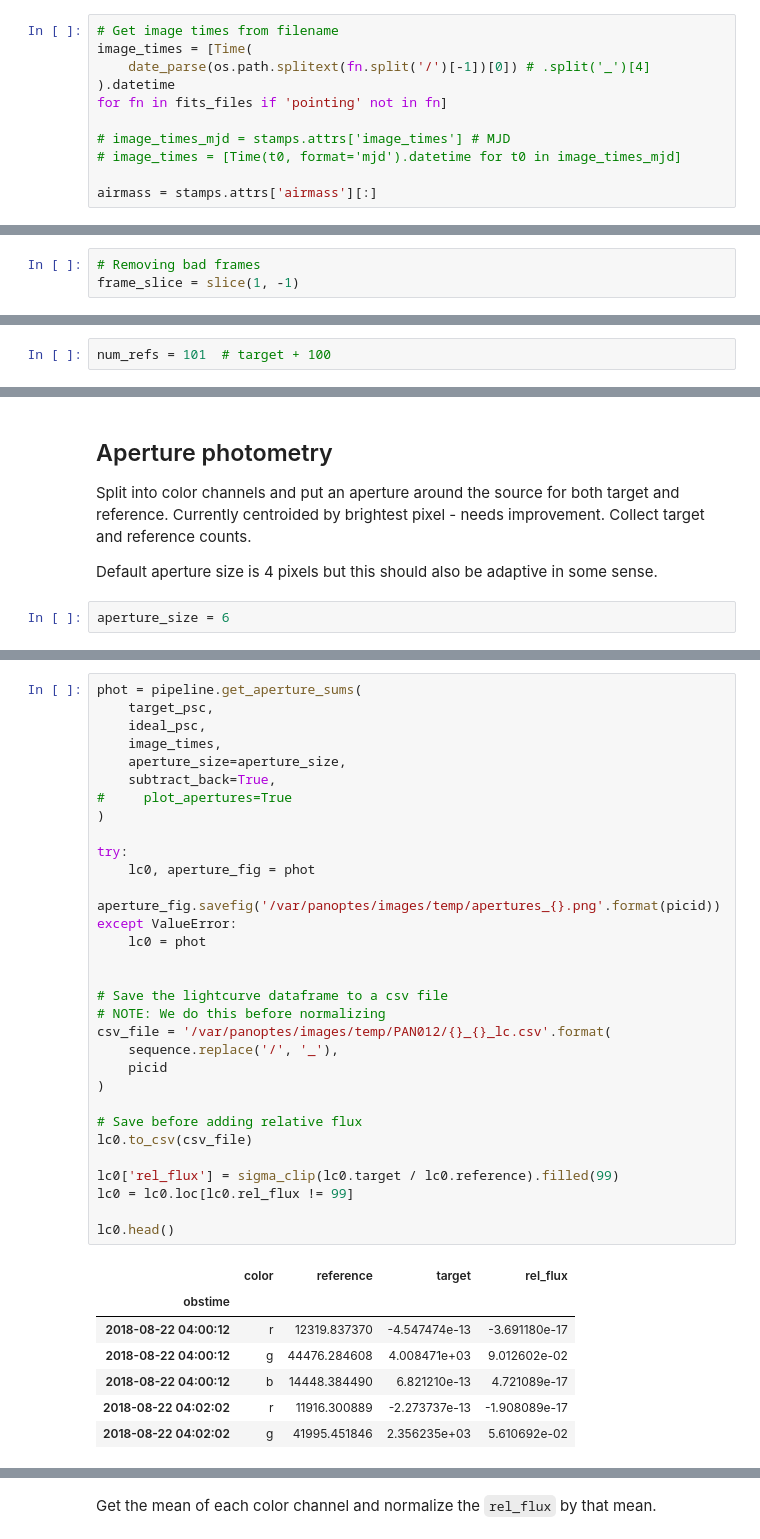
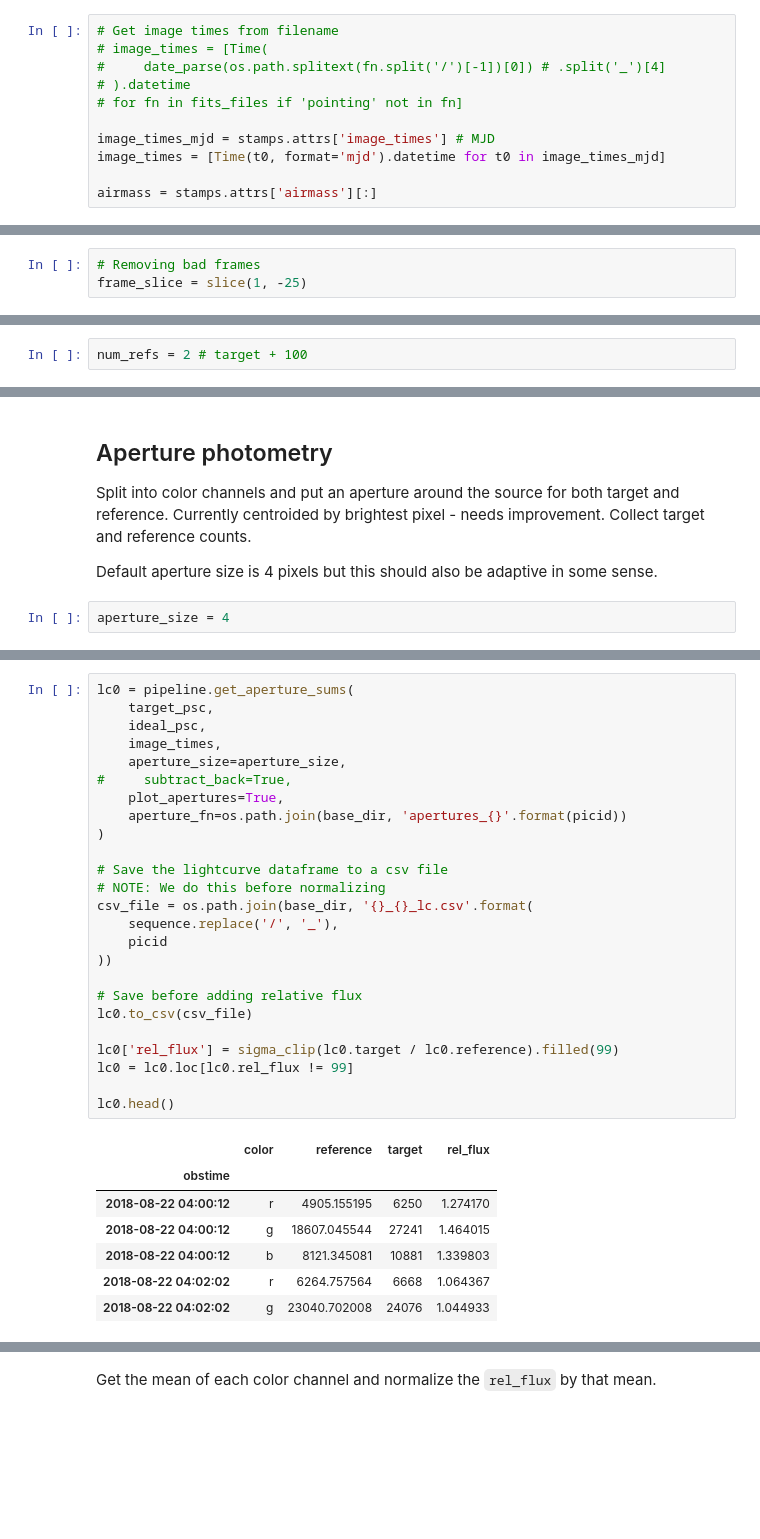
Before and after one commit to panoptes/panoptes-pipeline, a Jupyter notebook: examples/notebooks/ProcessTargetExample.ipynb, the cells around one changed output, grey strips where cells are left out. Drawn from its saved outputs; the diff is of its cells as text; blank space fills up the shorter version.

```diff
--- a/examples/notebooks/ProcessTargetExample.ipynb
+++ b/examples/notebooks/ProcessTargetExample.ipynb
@@ -214,13 +289,13 @@ Get the image times and airmass information. There is currently a [bug](https://
 The `airmass` also comes from an attribute.
 # %%
 # Get image times from filename
-image_times = [Time(
-    date_parse(os.path.splitext(fn.split('/')[-1])[0]) # .split('_')[4]
-).datetime
-for fn in fits_files if 'pointing' not in fn]
+# image_times = [Time(
+#     date_parse(os.path.splitext(fn.split('/')[-1])[0]) # .split('_')[4]
+# ).datetime
+# for fn in fits_files if 'pointing' not in fn]
 
-# image_times_mjd = stamps.attrs['image_times'] # MJD
-# image_times = [Time(t0, format='mjd').datetime for t0 in image_times_mjd]
+image_times_mjd = stamps.attrs['image_times'] # MJD
+image_times = [Time(t0, format='mjd').datetime for t0 in image_times_mjd]
 
 airmass = stamps.attrs['airmass'][:]
 # %% [output]
@@ -333,4 +420,4 @@ The target PSC and all source PSC are normalized on a frame-by-frame basis in or
 # %%
 # Removing bad frames
-frame_slice = slice(1, -1)
+frame_slice = slice(1, -25)
 # %% [output]
@@ -346,5 +439,5 @@ We build a stamp collection of PSCs consisting of the target PSC and its `num_re
 
 We also build a normalized version of the stamp collection.
 # %%
-num_refs = 101  # target + 100
+num_refs = 2 # target + 100
 # %% [output]
@@ -432,5 +557,5 @@ Split into color channels and put an aperture around the source for both target
 
 Default aperture size is 4 pixels but this should also be adaptive in some sense.
 # %%
-aperture_size = 6
+aperture_size = 4
 # %% [output]
@@ -438,39 +563,33 @@ time: 969 µs
 # %%
-phot = pipeline.get_aperture_sums(
+lc0 = pipeline.get_aperture_sums(
     target_psc,
     ideal_psc,
     image_times,
     aperture_size=aperture_size,
-    subtract_back=True,
-#     plot_apertures=True
+#     subtract_back=True,
+    plot_apertures=True,
+    aperture_fn=os.path.join(base_dir, 'apertures_{}'.format(picid))
 )
-
-try:
-    lc0, aperture_fig = phot
-    aperture_fig.savefig('/var/panoptes/images/temp/apertures_{}.png'.format(picid))
-except ValueError:
-    lc0 = phot
-
 
 # Save the lightcurve dataframe to a csv file
 # NOTE: We do this before normalizing
-csv_file = '/var/panoptes/images/temp/PAN012/{}_{}_lc.csv'.format(
+csv_file = os.path.join(base_dir, '{}_{}_lc.csv'.format(
     sequence.replace('/', '_'),
     picid
-)
+))
 
 # Save before adding relative flux
 lc0.to_csv(csv_file)
 
 lc0['rel_flux'] = sigma_clip(lc0.target / lc0.reference).filled(99)
 lc0 = lc0.loc[lc0.rel_flux != 99]
 
 lc0.head()
 # %% [output]
 |  | color | reference | target | rel_flux |
 | obstime |  |  |  |  |
-| 2018-08-22 04:00:12 | r | 12319.837370 | -4.547474e-13 | -3.691180e-17 |
-| 2018-08-22 04:00:12 | g | 44476.284608 | 4.008471e+03 | 9.012602e-02 |
-| 2018-08-22 04:00:12 | b | 14448.384490 | 6.821210e-13 | 4.721089e-17 |
-| 2018-08-22 04:02:02 | r | 11916.300889 | -2.273737e-13 | -1.908089e-17 |
-| 2018-08-22 04:02:02 | g | 41995.451846 | 2.356235e+03 | 5.610692e-02 |
+| 2018-08-22 04:00:12 | r | 4905.155195 | 6250 | 1.274170 |
+| 2018-08-22 04:00:12 | g | 18607.045544 | 27241 | 1.464015 |
+| 2018-08-22 04:00:12 | b | 8121.345081 | 10881 | 1.339803 |
+| 2018-08-22 04:02:02 | r | 6264.757564 | 6668 | 1.064367 |
+| 2018-08-22 04:02:02 | g | 23040.702008 | 24076 | 1.044933 |
```
Also changed, not shown: parts of 85 cells of this notebook, 15 other files.
